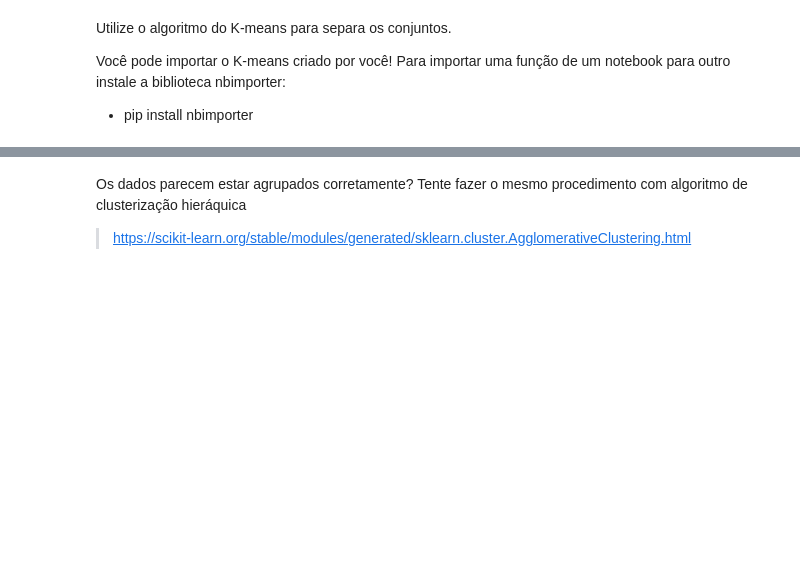
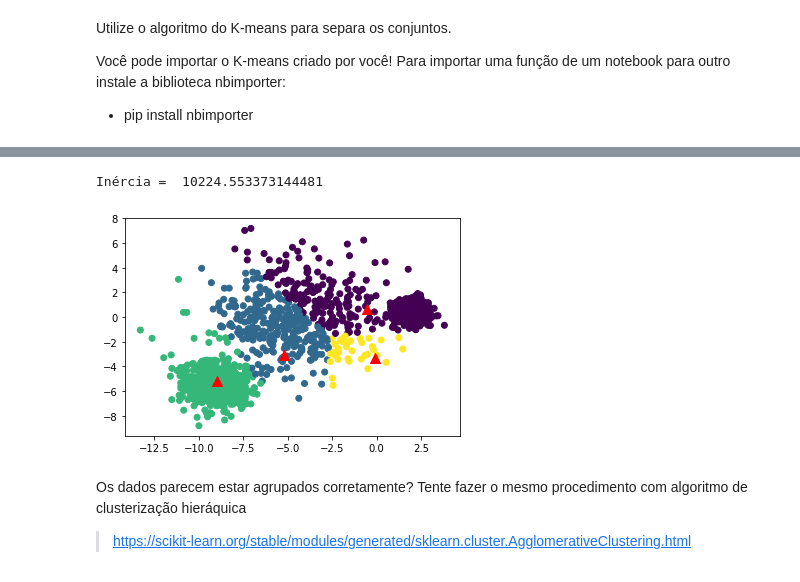
Before and after one commit to InsightLab/data-science-cookbook, a Jupyter notebook: 2019/09-clustering/Notebook_Clustering_Assignment.ipynb, the cells around one changed output, grey strips where cells are left out. Drawn from its saved outputs; the diff is of its cells as text; code cells hidden in the pictures; blank space fills up the shorter version.

```diff
--- a/2019/09-clustering/Notebook_Clustering_Assignment.ipynb
+++ b/2019/09-clustering/Notebook_Clustering_Assignment.ipynb
@@ -130,3 +128,18 @@ Importing Jupyter notebook from Notebook_KMeans.ipynb
+# %%
+### CODE HERE ###
+
+kmeans = KMeans(n_clusters=4)
+kmeans.fit(dataset_varied)
+
+print("Inércia = ", kmeans.inertia_)
+
+plt.scatter(dataset_varied[:,0], dataset_varied[:,1], c=kmeans.labels_)
+plt.scatter(kmeans.cluster_centers_[:,0],
+            kmeans.cluster_centers_[:,1], marker='^', c='red', s=100)
+plt.show()
+# %% [output]
+Inércia =  10224.553373144481
+[figure, added]
 # %% [markdown]
 Os dados parecem estar agrupados corretamente? Tente fazer o mesmo procedimento com algoritmo de clusterização hieráquica
 > https://scikit-learn.org/stable/modules/generated/sklearn.cluster.AgglomerativeClustering.html
```
Also changed, not shown: parts of 23 cells of this notebook, 2 other files.
